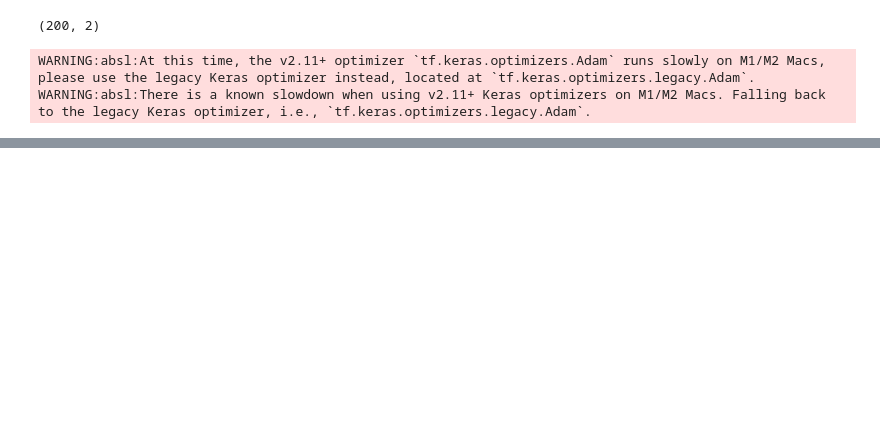
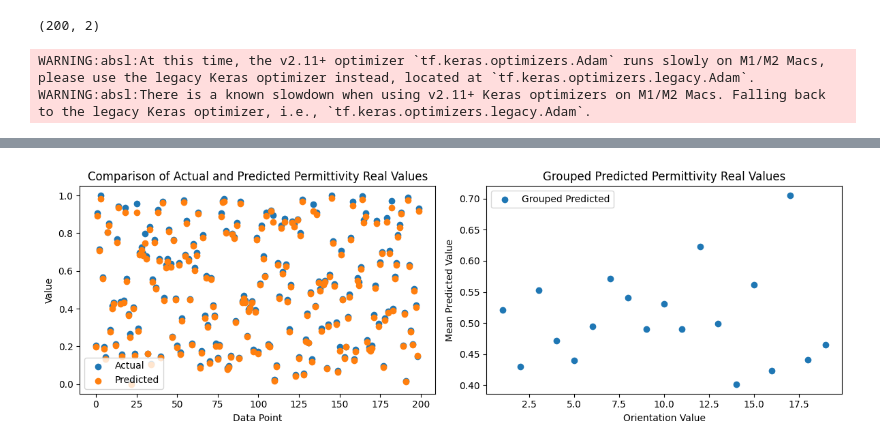
Before and after one commit to DanteMillerDS/NASA-Material-Classifier-OLD, a Jupyter notebook: fake_material_classifier.ipynb, the cells around one changed output, grey strips where cells are left out. Cells and saved outputs as stored; diff of their text form; code cells hidden in the pictures; blank space fills up the shorter version.

```diff
--- a/fake_material_classifier.ipynb
+++ b/fake_material_classifier.ipynb
@@ -38 +74,3 @@ Output: [0.36305639 0.38273962 0.41304716 0.26344049 0.1388731  0.37033345
+# %%
+df_original = df.copy()
 # %%
@@ -138,0 +189,42 @@ Epoch 20/20
+# %%
+# Find the column name with the maximum value for each row in the "df_encoded" DataFrame
+collapse_orientation = df_original[['orientation_1', 'orientation_2', 'orientation_3', 'orientation_4',
+                                   'orientation_5', 'orientation_6', 'orientation_7', 'orientation_8',
+                                   'orientation_9', 'orientation_10', 'orientation_11', 'orientation_12',
+                                   'orientation_13', 'orientation_14', 'orientation_15', 'orientation_16',
+                                   'orientation_17', 'orientation_18', 'orientation_19']].idxmax(axis=1)
+
+# Extract the integer part from the "collapse_orientation" labels and convert to int
+collapse_orientation_int = collapse_orientation.str.extract(r'(\d+)').astype(int)
+
+# Rename the column to 'orientation'
+collapse_orientation_int.columns = ['orientation']
+# %%
+y_pred = model.predict(X_val)
+# Create a DataFrame with "orientation_value" and "y_pred" columns
+df_predicted = pd.DataFrame({'orientation_value': collapse_orientation_int['orientation'][split_point:], 'y_pred': y_pred[:, 0]})
+
+# Group the predicted values by "orientation_value" and calculate the mean
+y_pred_grouped = df_predicted.groupby('orientation_value')['y_pred'].mean().reset_index()
+
+# Plot the comparison of actual and predicted permittivity real values for all data points
+plt.figure(figsize=(12, 4))
+plt.subplot(1, 2, 1)
+plt.scatter(range(len(y_val)), y_val[:, 0], label='Actual')
+plt.scatter(range(len(y_pred)), y_pred[:, 0], label='Predicted')
+plt.title('Comparison of Actual and Predicted Permittivity Real Values')
+plt.xlabel('Data Point')
+plt.ylabel('Value')
+plt.legend()
+
+# Plot the grouped predicted permittivity real values for each orientation category
+plt.subplot(1, 2, 2)
+plt.scatter(y_pred_grouped['orientation_value'], y_pred_grouped['y_pred'], label='Grouped Predicted')
+plt.title('Grouped Predicted Permittivity Real Values')
+plt.xlabel('Orientation Value')
+plt.ylabel('Mean Predicted Value')
+plt.legend()
+
+plt.tight_layout()
+plt.show()
+# %% [output]
@@ -138,0 +232 @@ Epoch 20/20
+[figure, added]
```
Also changed, not shown: parts of 15 cells of this notebook.
